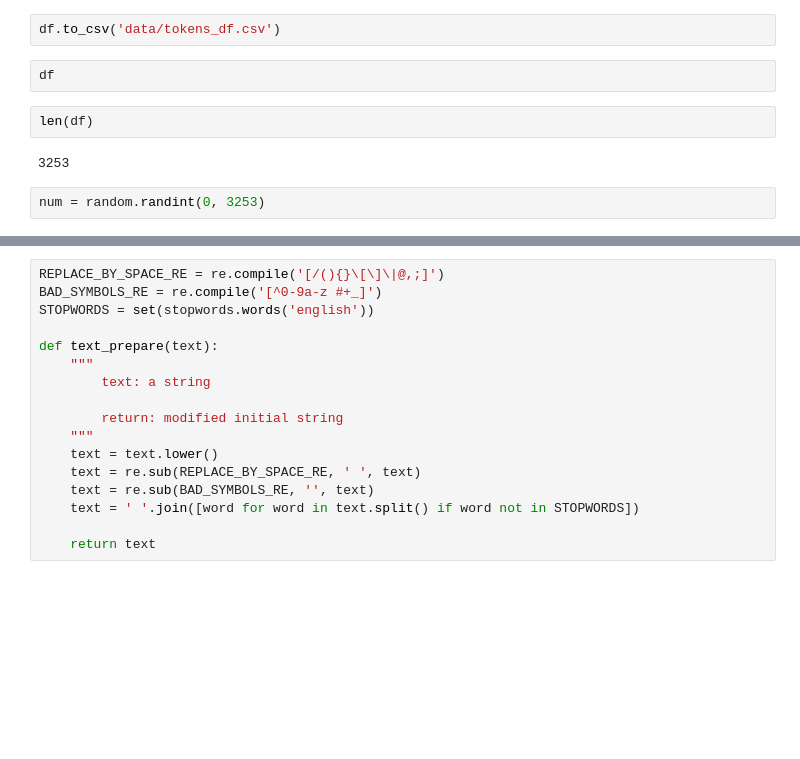
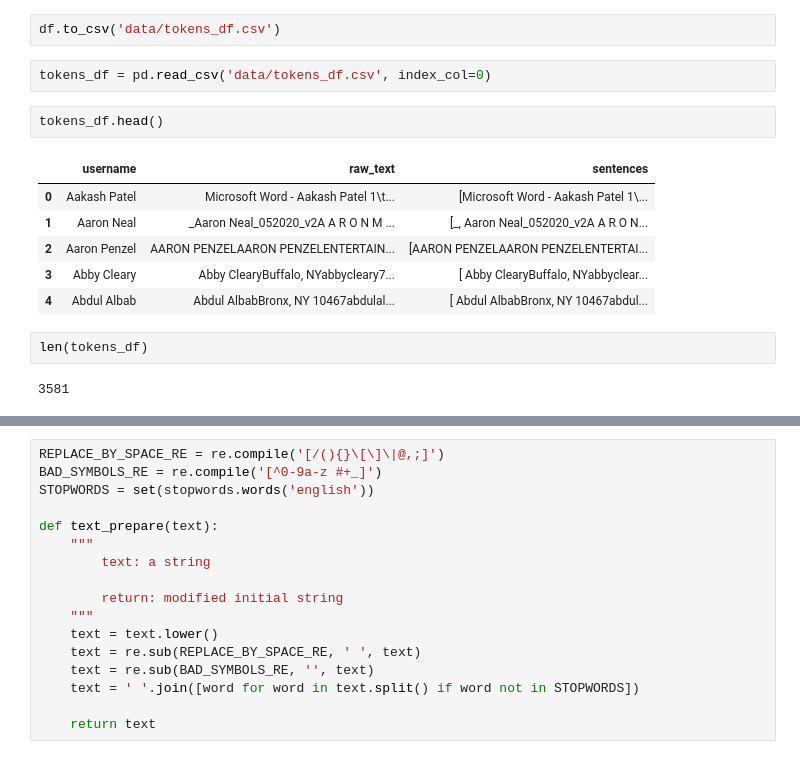
Before and after one commit to sambellsoup/Cover_Letter_Analysis, a Jupyter notebook: nlp_sandbox.ipynb, the cells around one changed output, grey strips where cells are left out. Cells and saved outputs as stored; diff of their text form; blank space fills up the shorter version.

Commit message:
tokenizing

```diff
--- a/nlp_sandbox.ipynb
+++ b/nlp_sandbox.ipynb
@@ -171,11 +171,18 @@ sentences
 df['sentences'] = sentences
 # %%
 df.to_csv('data/tokens_df.csv')
-# %%
-df
+# %%
+tokens_df = pd.read_csv('data/tokens_df.csv', index_col=0)
+# %%
+tokens_df.head()
+# %% [output]
+|  | username | raw_text | sentences |
+| 0 | Aakash Patel | Microsoft Word - Aakash Patel 1\t... | [Microsoft Word - Aakash Patel 1\... |
+| 1 | Aaron Neal | _Aaron Neal_052020_v2A A R O N M ... | [_, Aaron Neal_052020_v2A A R O N... |
+| 2 | Aaron Penzel | AARON PENZELAARON PENZELENTERTAIN... | [AARON PENZELAARON PENZELENTERTAI... |
+| 3 | Abby Cleary | Abby ClearyBuffalo, NYabbycleary7... | [ Abby ClearyBuffalo, NYabbyclear... |
+| 4 | Abdul Albab | Abdul AlbabBronx, NY 10467abdulal... | [ Abdul AlbabBronx, NY 10467abdul... |
 # %%
-len(df)
+len(tokens_df)
 # %% [output]
-3253
+3581
-# %%
-num = random.randint(0, 3253)
```
Also changed, not shown: parts of 6 cells of this notebook, 2 other files.
